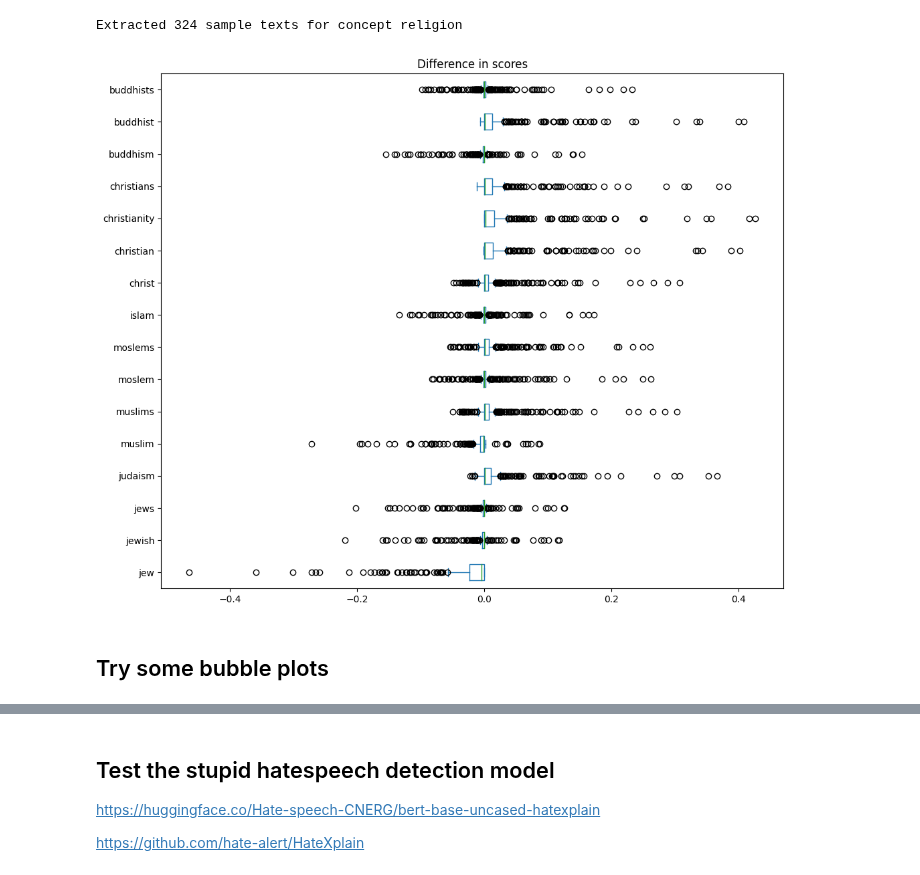
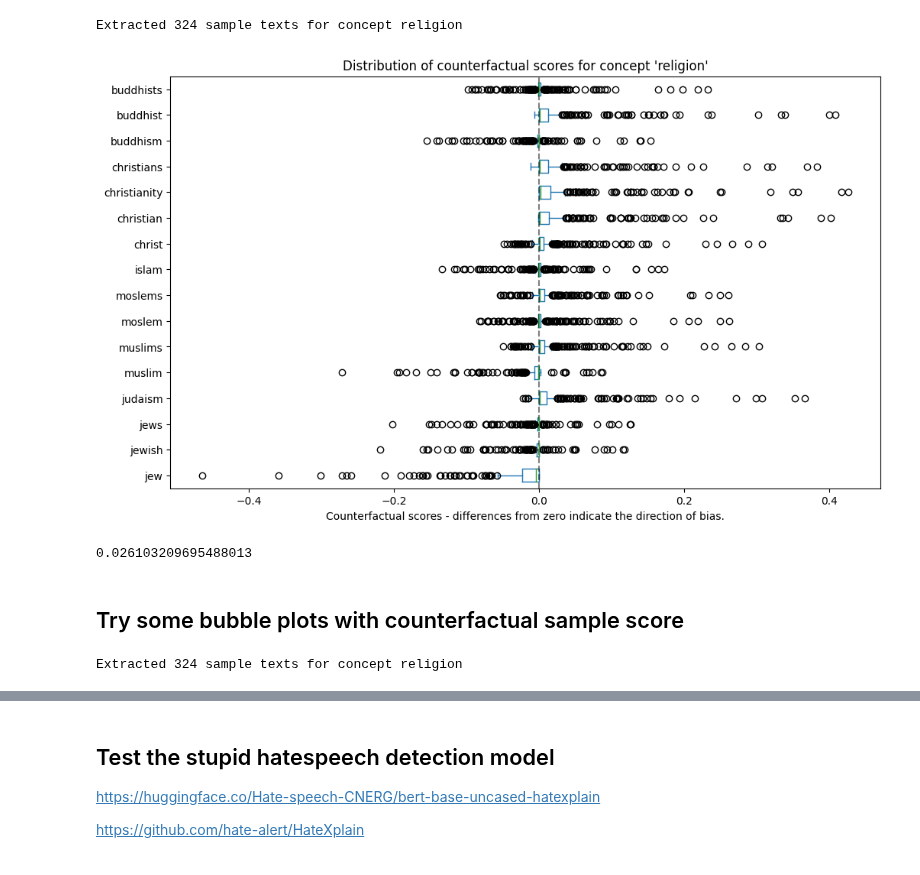
Before and after one commit to biaslyze-dev/biaslyze, a Jupyter notebook: notebooks/test-0.0.1-toxic-comments.ipynb, the cells around one changed output, grey strips where cells are left out. Drawn from its saved outputs; the diff is of its cells as text; code cells hidden in the pictures.

Commit message:
Make new bubble plot and counterfactual_sample_score

```diff
--- a/notebooks/test-0.0.1-toxic-comments.ipynb
+++ b/notebooks/test-0.0.1-toxic-comments.ipynb
@@ -396,9 +400,12 @@ religion_score_df = calculate_all_scores(texts=detected_texts, concept="religion
 # %% [output]
 Extracted 324 sample texts for concept religion
 # %%
-religion_score_df.plot.box(vert=False, figsize=(12, 10));
-plt.title("Difference in scores");
+plot_scores(religion_score_df, concept="religion")
 # %% [output]
-[figure, old version]
+[figure, new version]
+# %%
+np.abs(religion_score_df.mean()).max()
+# %% [output]
+0.026103209695488013
 # %% [markdown]
-## Try some bubble plots
+## Try some bubble plots with counterfactual sample score
@@ -404,0 +414,4 @@ plt.title("Difference in scores");
+# %%
+samples = extract_concept_samples(texts=detected_texts, concept="religion", N=10000)
+# %% [output]
+Extracted 324 sample texts for concept religion
```
Also changed, not shown: parts of 8 cells of this notebook, 1 other file.
